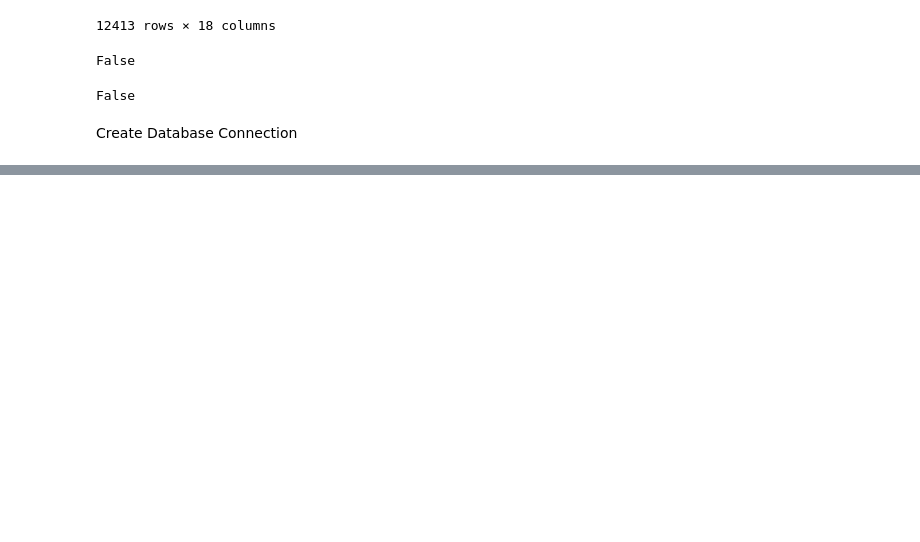
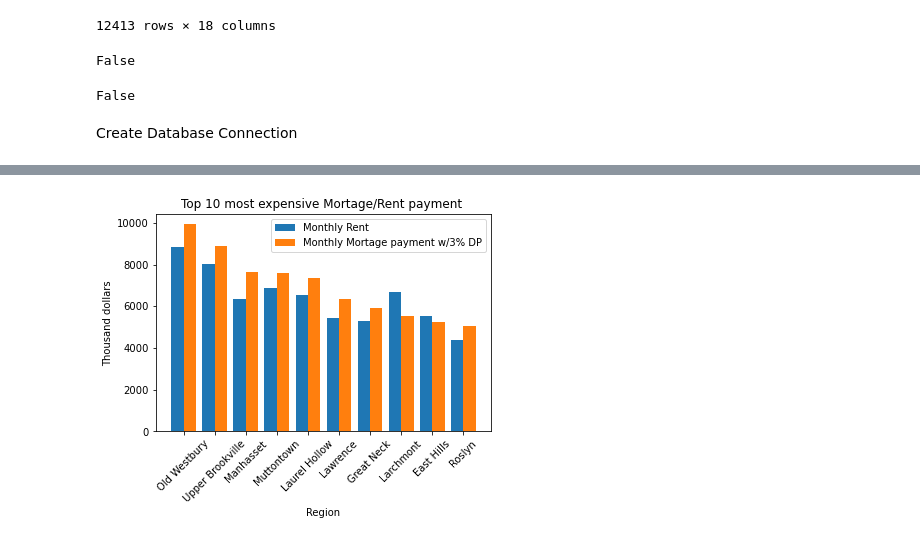
Before and after one commit to Andrewsr220a/CT_Houseing_Project2, a Jupyter notebook: NewDatasets/HouseHunters_N1.ipynb, the cells around one changed output, grey strips where cells are left out. Cells and saved outputs as stored; diff of their text form; code cells hidden in the pictures; blank space fills up the shorter version.

```diff
--- a/NewDatasets/HouseHunters_N1.ipynb
+++ b/NewDatasets/HouseHunters_N1.ipynb
@@ -179,0 +202,4 @@ pd.read_sql_query('select * from sfhomerental', con=engine).head()
+# %%
+#Finding the sale price and Rental price for a region in a State.
+
+table1=pd.read_sql_query('''select distinct sh."RegionName" ,sh."RegionID",sh."State",cast(round(cast(sh."Average Sale" as numeric),2) as FLOAT) as "Aversage Sale" ,cast(round(cast(sr."Average Rent" as numeric),2) as FLOAT) as "Average Rent" from sfhomesales  sh, sfhomerental sr where sh."RegionName"=sr."RegionName" and sh."State" = sr."State" and sh."State"='NY' ''', con=engine)
@@ -179,0 +261,34 @@ pd.read_sql_query('select * from sfhomerental', con=engine).head()
+# %%
+mortagetable3 = table1
+
+c=0.0033;
+n=30*12;
+
+
+mortagetable3['mortage']=(table1['Aversage Sale']*.97)*[(c*(1+c)**(n))/((1+c)**n-1)]
+# %%
+#mortge vs rent in highest mortage cities
+
+
+top5mortage=mortagetable3.sort_values('mortage', ascending=False).head(10)
+
+X = top5mortage['RegionName'].tolist()
+#X = top5mortage['State'].tolist()
+Y =top5mortage['Average Rent'].tolist()
+Z = top5mortage['mortage'].tolist()
+
+X_axis = np.arange(len(X))
+
+plt.bar(X_axis - 0.2, Y, 0.4, label = 'Monthly Rent')
+plt.bar(X_axis + 0.2, Z, 0.4, label = 'Monthly Mortage payment w/3% DP')
+plt.xticks(rotation = 45)
+
+plt.xticks(X_axis, X)
+plt.xlabel("Region")
+plt.ylabel("Thousand dollars")
+plt.title("Top 10 most expensive Mortage/Rent payment ")
+plt.legend()
+plt.savefig("/Users/karlarobles/House_Hunters_Project2/ImagesHouseHunters/Top10States.png")
+plt.show()
+# %% [output]
+[figure, added]
```
Also changed, not shown: parts of 14 cells of this notebook, 6 other files.
